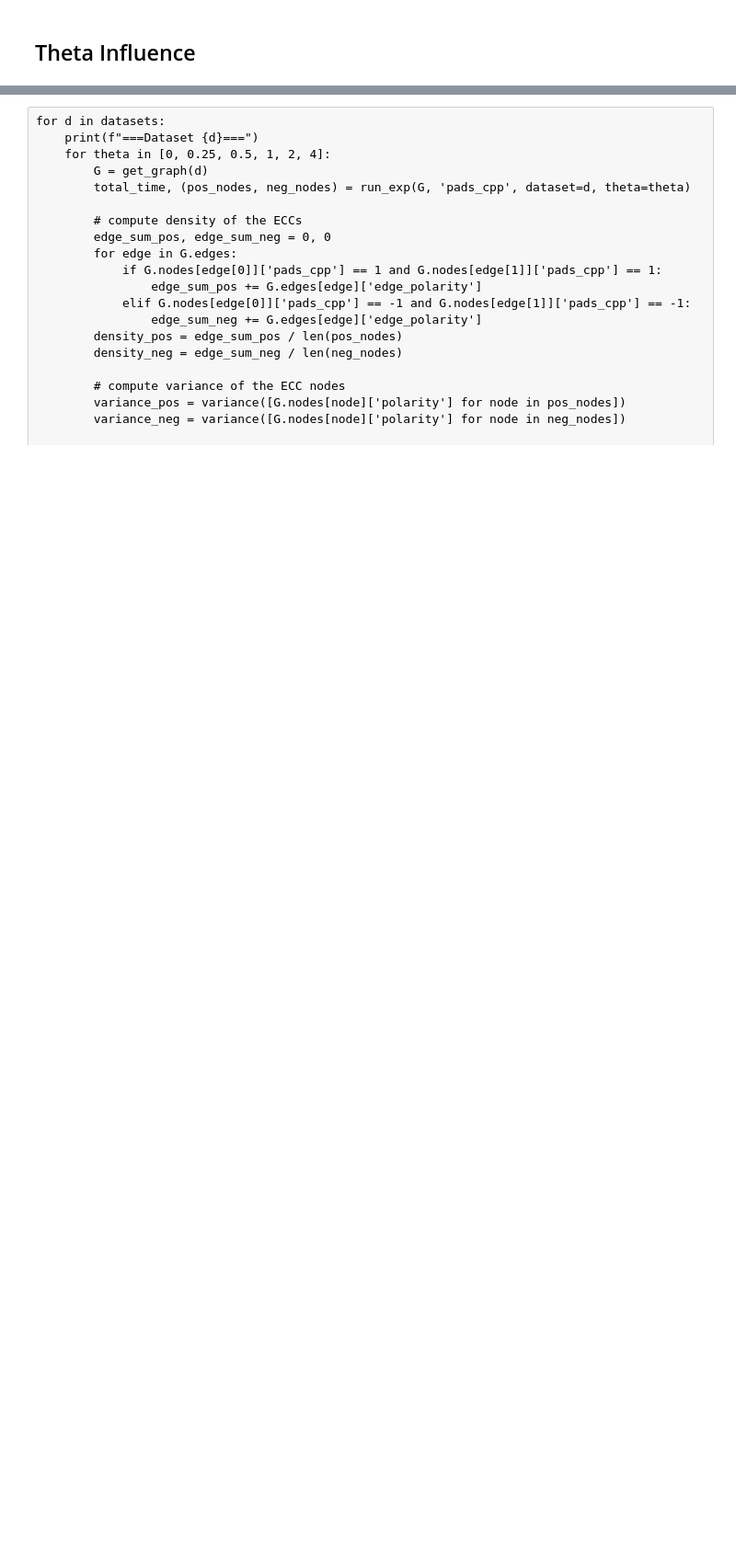
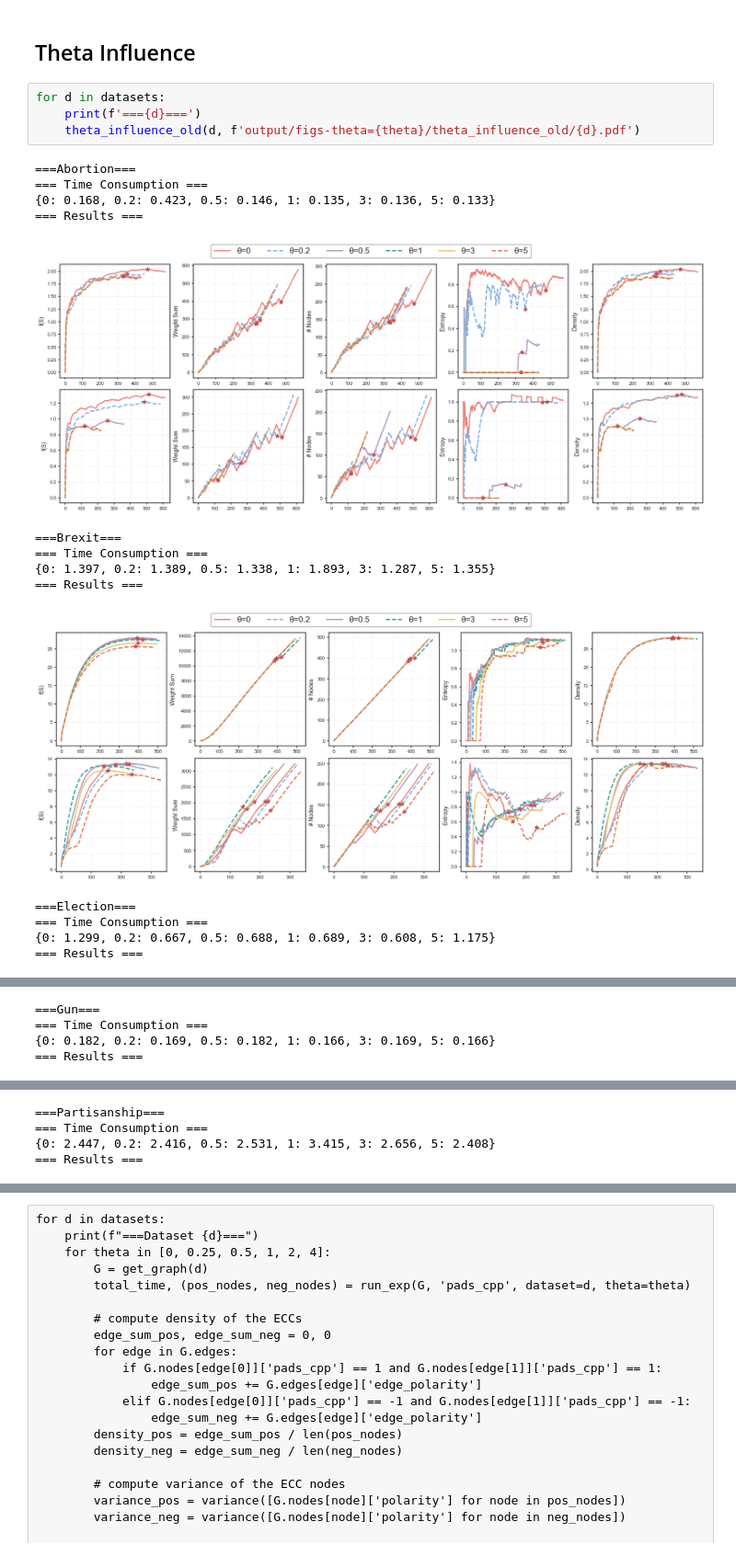
Before and after one commit to zxj0302/PADS, a Jupyter notebook: figures.ipynb, the cells around one changed output, grey strips where cells are left out. Shown at 92% size. Saved outputs shown, nothing was run; the diff lists cells and outputs as text; blank space fills up the shorter version.

```diff
--- a/figures.ipynb
+++ b/figures.ipynb
@@ -99,2 +124,21 @@ fs_curve(datasets, theta=theta, save_path=f'output/figs-theta={theta}/fs_curve/f
 # %% [markdown]
 ## Theta Influence
+# %%
+for d in datasets:
+    print(f'==={d}===')
+    theta_influence_old(d, f'output/figs-theta={theta}/theta_influence_old/{d}.pdf')
+# %% [output]
+===Abortion===
+=== Time Consumption ===
+{0: 0.168, 0.2: 0.423, 0.5: 0.146, 1: 0.135, 3: 0.136, 5: 0.133}
+=== Results ===
+[figure, added]
+===Brexit===
+=== Time Consumption ===
+{0: 1.397, 0.2: 1.389, 0.5: 1.338, 1: 1.893, 3: 1.287, 5: 1.355}
+=== Results ===
+[figure, added]
+===Election===
+=== Time Consumption ===
+{0: 1.299, 0.2: 0.667, 0.5: 0.688, 1: 0.689, 3: 0.608, 5: 1.175}
+=== Results ===
@@ -100,0 +146,4 @@ fs_curve(datasets, theta=theta, save_path=f'output/figs-theta={theta}/fs_curve/f
+===Gun===
+=== Time Consumption ===
+{0: 0.182, 0.2: 0.169, 0.5: 0.182, 1: 0.166, 3: 0.169, 5: 0.166}
+=== Results ===
@@ -100,0 +151,4 @@ fs_curve(datasets, theta=theta, save_path=f'output/figs-theta={theta}/fs_curve/f
+===Partisanship===
+=== Time Consumption ===
+{0: 2.447, 0.2: 2.416, 0.5: 2.531, 1: 3.415, 3: 2.656, 5: 2.408}
+=== Results ===
```
Also changed, not shown: parts of 6 cells of this notebook, 36 other files.
